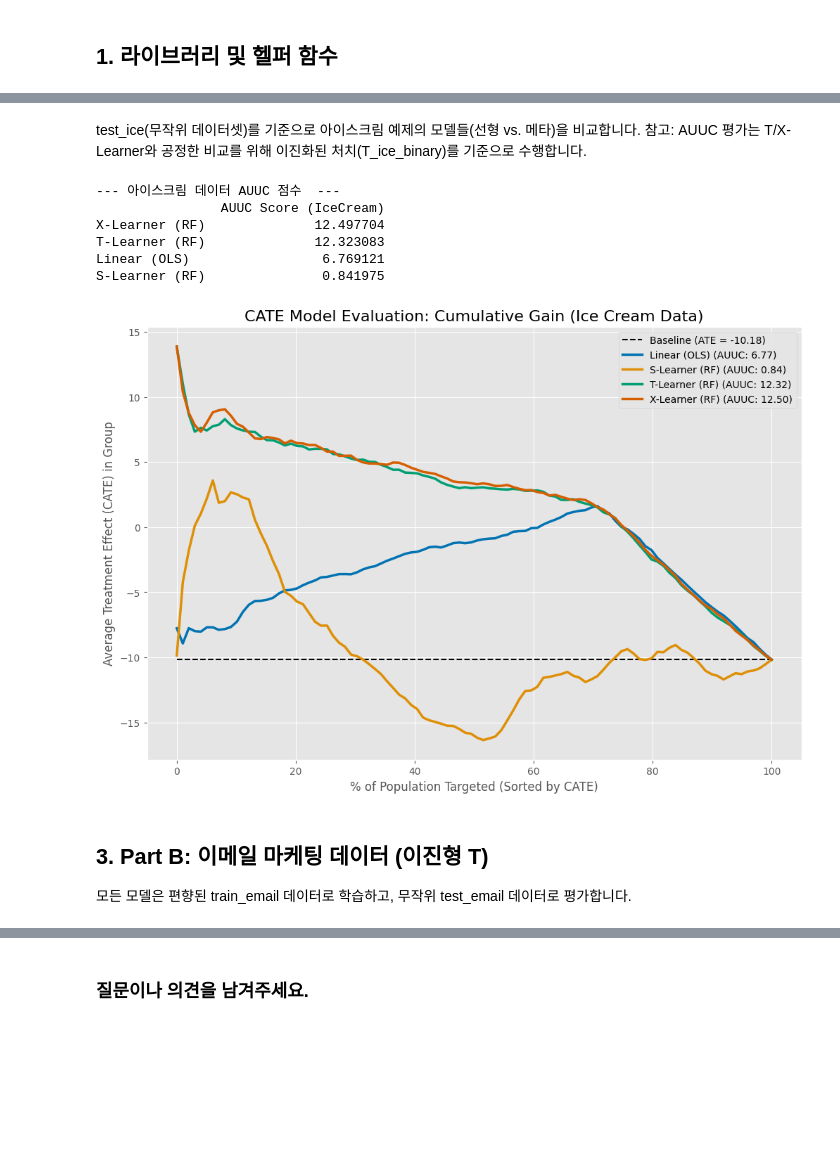
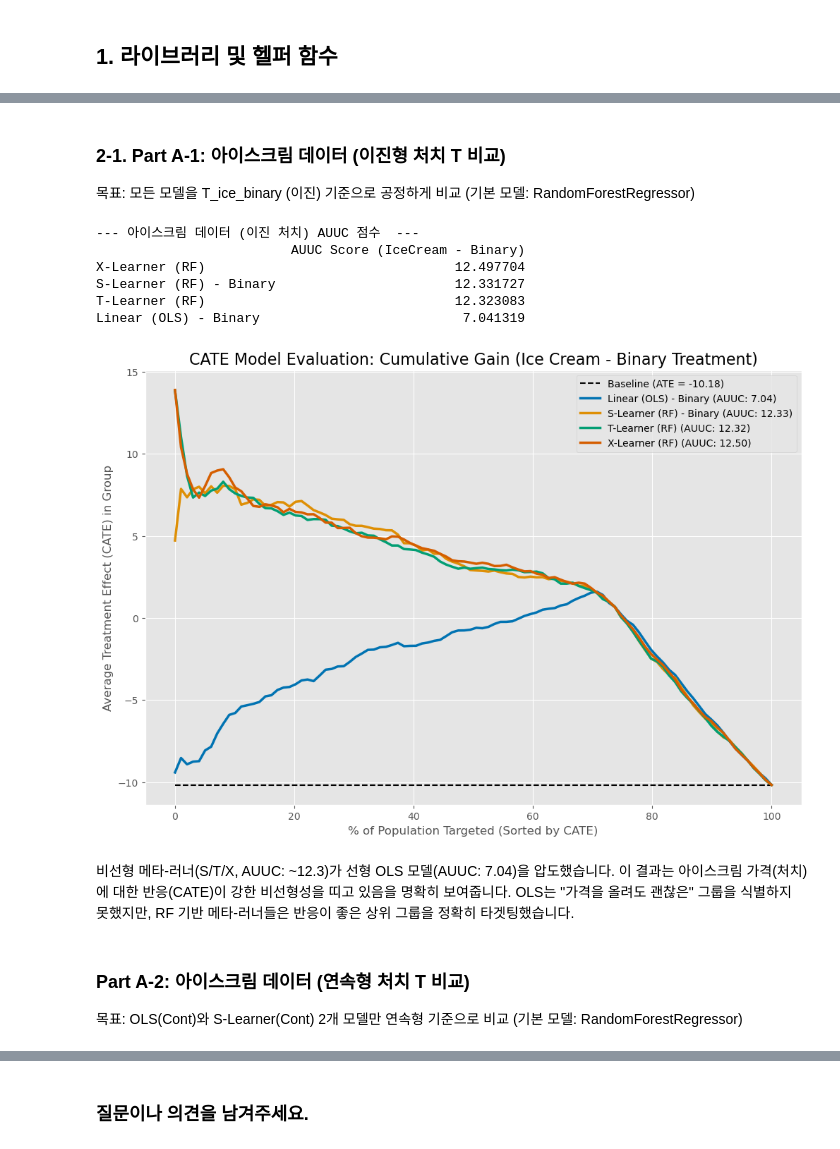
Before and after one commit to Funbucket/awesome-causal-inference-python, a Jupyter notebook: book/cate_and_policy/meta_learner.ipynb, the cells around one changed output, grey strips where cells are left out. Saved outputs shown, nothing was run; the diff lists cells and outputs as text; code cells hidden in the pictures; blank space fills up the shorter version.

```diff
--- a/book/cate_and_policy/meta_learner.ipynb
+++ b/book/cate_and_policy/meta_learner.ipynb
@@ -103,3 +138,6 @@ def auuc_score_binary(data, cate, y, t, min_rows=30, steps=100):
+# %% [markdown]
+### 2-1. Part A-1: 아이스크림 데이터 (이진형 처치 T 비교)
+목표: 모든 모델을 T_ice_binary (이진) 기준으로 공정하게 비교 (기본 모델: RandomForestRegressor)
 # %%
 train_ice = pd.read_csv("../data/matheus_data/ice_cream_sales.csv")
 test_ice = pd.read_csv("../data/matheus_data/ice_cream_sales_rnd.csv")
@@ -173,54 +205,53 @@ prop_scores_ice = prop_model_ice.predict_proba(X_test_ice)[:, 1]
 
 test_preds_ice['cate_x_learner'] = (prop_scores_ice * x0_learner_ice.predict(X_test_ice)) + \
                                    ((1 - prop_scores_ice) * x1_learner_ice.predict(X_test_ice))
-# %% [markdown]
-test_ice(무작위 데이터셋)를 기준으로 아이스크림 예제의 모델들(선형 vs. 메타)을 비교합니다.
-참고: AUUC 평가는 T/X-Learner와 공정한 비교를 위해 이진화된 처치(T_ice_binary)를 기준으로 수행합니다.
 # %%
-# ---  수치 비교 (AUUC) ---
-models_ice = {
-    'Linear (OLS)': 'cate_linear',
-    'S-Learner (RF)': 'cate_s_learner',
+# ---  Part A-1: 이진 처치 기준 성능 비교 ---
+models_ice_binary = {
+    'Linear (OLS) - Binary': 'cate_linear_binary',
+    'S-Learner (RF) - Binary': 'cate_s_learner_binary',
     'T-Learner (RF)': 'cate_t_learner',
     'X-Learner (RF)': 'cate_x_learner'
 }
-auuc_results_ice = {}
+auuc_results_ice_binary = {}
 
-for name, col in models_ice.items():
+for name, col in models_ice_binary.items():
     auuc = auuc_score_binary(test_preds_ice, col, Y_ice, T_ice_binary)
-    auuc_results_ice[name] = auuc
+    auuc_results_ice_binary[name] = auuc
 
-auuc_df_ice = pd.DataFrame.from_dict(auuc_results_ice, orient='index', columns=['AUUC Score (IceCream)'])
-print("--- 아이스크림 데이터 AUUC 점수  ---")
-print(auuc_df_ice.sort_values('AUUC Score (IceCream)', ascending=False))
+auuc_df_ice_binary = pd.DataFrame.from_dict(auuc_results_ice_binary, orient='index',
+                                            columns=['AUUC Score (IceCream - Binary)'])
+print("--- 아이스크림 데이터 (이진 처치) AUUC 점수  ---")
+print(auuc_df_ice_binary.sort_values('AUUC Score (IceCream - Binary)', ascending=False))
 
-
-# ---  시각화 (Cumulative Gain Plot) ---
+# ---  시각화 (Cumulative Gain Plot - 이진 처치 기준) ---
 plt.figure(figsize=(12, 8))
 
-baseline_ate_ice = elast(test_preds_ice, Y_ice, T_ice_binary)
-plt.plot([0, 100], [baseline_ate_ice, baseline_ate_ice], 'k--',
-         label=f'Baseline (ATE = {baseline_ate_ice:.2f})')
+baseline_ate_ice_binary = elast(test_preds_ice, Y_ice, T_ice_binary)
+plt.plot([0, 100], [baseline_ate_ice_binary, baseline_ate_ice_binary], 'k--',
+         label=f'Baseline (ATE = {baseline_ate_ice_binary:.2f})')
 
-for name, col in models_ice.items():
+for name, col in models_ice_binary.items():
     gain = cumulative_gain_binary(test_preds_ice, col, Y_ice, T_ice_binary)
     plt.plot(np.linspace(0, 100, len(gain)), gain,
-             label=f'{name} (AUUC: {auuc_results_ice[name]:.2f})',
+             label=f'{name} (AUUC: {auuc_results_ice_binary[name]:.2f})',
              linewidth=2.5)
 
-plt.title('CATE Model Evaluation: Cumulative Gain (Ice Cream Data)', fontsize=16)
+plt.title('CATE Model Evaluation: Cumulative Gain (Ice Cream - Binary Treatment)', fontsize=16)
 plt.xlabel('% of Population Targeted (Sorted by CATE)')
 plt.ylabel('Average Treatment Effect (CATE) in Group')
 plt.legend()
 plt.show()
 # %% [output]
---- 아이스크림 데이터 AUUC 점수  ---
-                AUUC Score (IceCream)
-X-Learner (RF)              12.497704
-T-Learner (RF)              12.323083
-Linear (OLS)                 6.769121
-S-Learner (RF)               0.841975
+--- 아이스크림 데이터 (이진 처치) AUUC 점수  ---
+                         AUUC Score (IceCream - Binary)
+X-Learner (RF)                                12.497704
+S-Learner (RF) - Binary                       12.331727
+T-Learner (RF)                                12.323083
+Linear (OLS) - Binary                          7.041319
-[figure, old version]
+[figure, new version]
-# %% [markdown]
-## 3. Part B: 이메일 마케팅 데이터 (이진형 T)
-모든 모델은 편향된 train_email 데이터로 학습하고, 무작위 test_email 데이터로 평가합니다.
+# %% [markdown]
+비선형 메타-러너(S/T/X, AUUC: ~12.3)가 선형 OLS 모델(AUUC: 7.04)을 압도했습니다. 이 결과는 아이스크림 가격(처치)에 대한 반응(CATE)이 강한 비선형성을 띠고 있음을 명확히 보여줍니다. OLS는 "가격을 올려도 괜찮은" 그룹을 식별하지 못했지만, RF 기반 메타-러너들은 반응이 좋은 상위 그룹을 정확히 타겟팅했습니다.
+# %% [markdown]
+### Part A-2: 아이스크림 데이터 (연속형 처치 T 비교)
+목표: OLS(Cont)와 S-Learner(Cont) 2개 모델만 연속형 기준으로 비교 (기본 모델: RandomForestRegressor)
```
Also changed, not shown: parts of 13 cells of this notebook.
